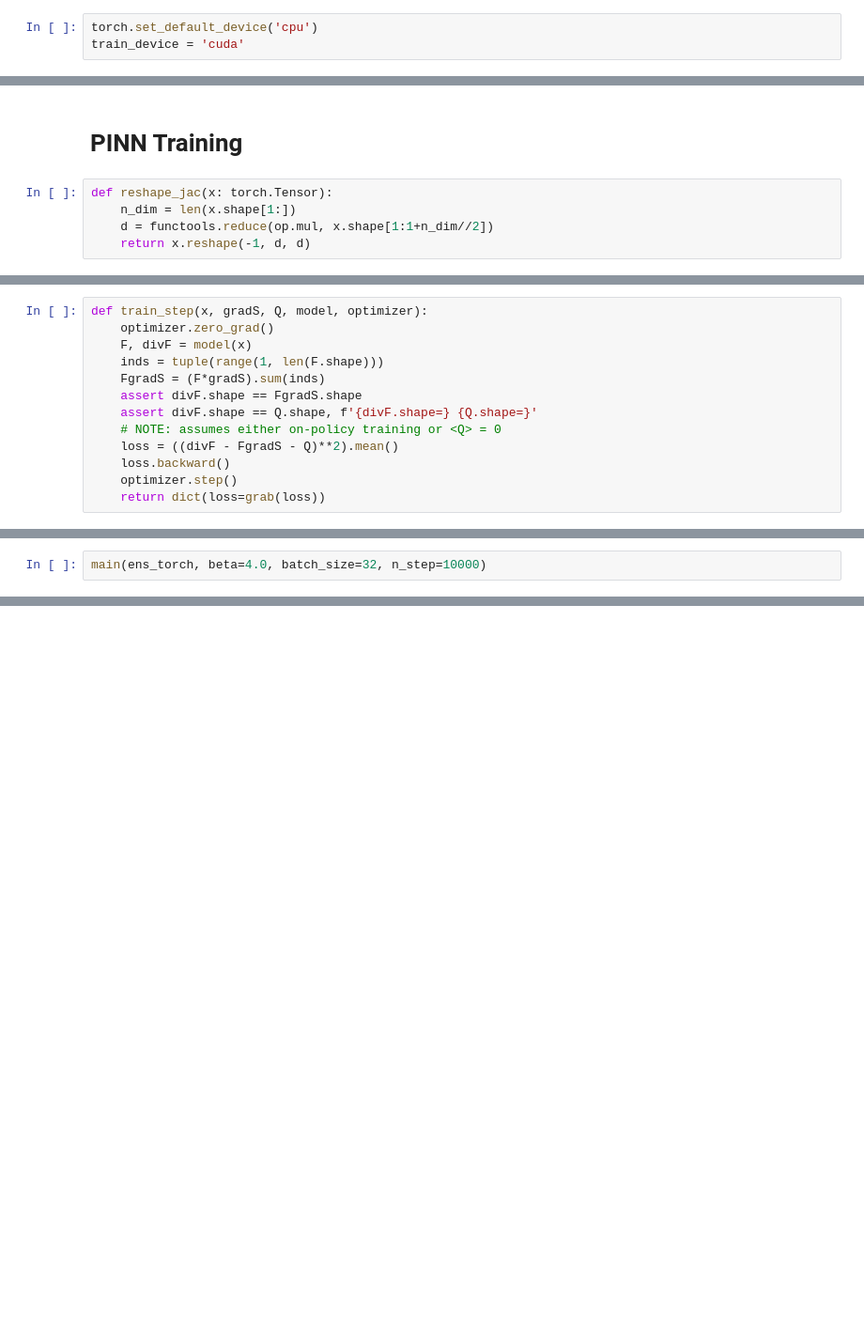
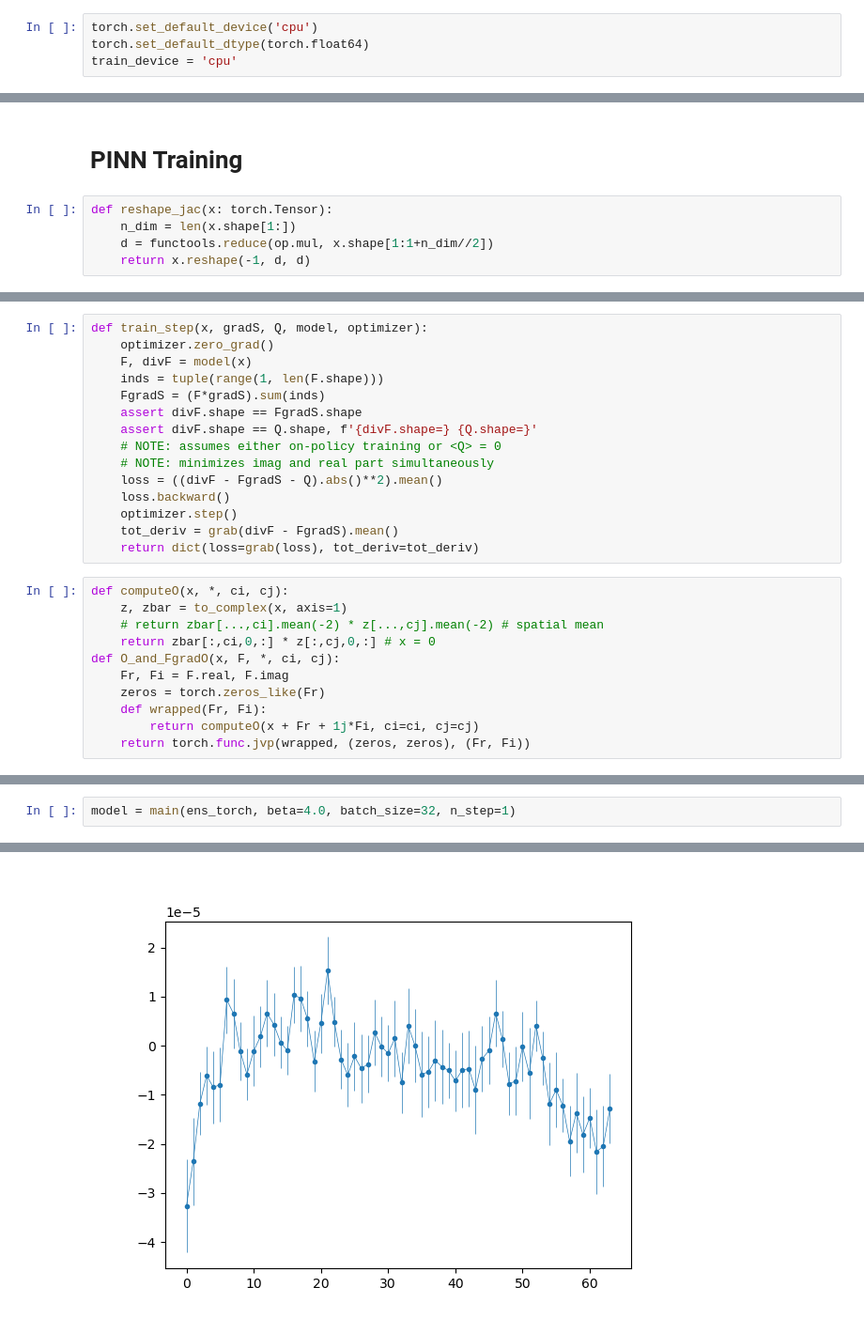
Before and after one commit to gkanwar/cpN, a Jupyter notebook: notebooks/PINN_Deforms.ipynb, the cells around one changed output, grey strips where cells are left out. Shown at 94% size. Saved outputs shown, nothing was run; the diff lists cells and outputs as text; blank space fills up the shorter version.

```diff
--- a/notebooks/PINN_Deforms.ipynb
+++ b/notebooks/PINN_Deforms.ipynb
@@ -11,7 +11,8 @@ import tqdm.auto as tqdm
 %matplotlib widget
 # %%
 torch.set_default_device('cpu')
-train_device = 'cuda'
+torch.set_default_dtype(torch.float64)
+train_device = 'cpu'
 # %%
 def grab(x):
     return x.detach().cpu().numpy()
@@ -141,8 +195,21 @@ def train_step(x, gradS, Q, model, optimizer):
     assert divF.shape == FgradS.shape
     assert divF.shape == Q.shape, f'{divF.shape=} {Q.shape=}'
     # NOTE: assumes either on-policy training or <Q> = 0
-    loss = ((divF - FgradS - Q)**2).mean()
+    # NOTE: minimizes imag and real part simultaneously
+    loss = ((divF - FgradS - Q).abs()**2).mean()
     loss.backward()
     optimizer.step()
-    return dict(loss=grab(loss))
+    tot_deriv = grab(divF - FgradS).mean()
+    return dict(loss=grab(loss), tot_deriv=tot_deriv)
+# %%
+def computeO(x, *, ci, cj):
+    z, zbar = to_complex(x, axis=1)
+    # return zbar[...,ci].mean(-2) * z[...,cj].mean(-2) # spatial mean
+    return zbar[:,ci,0,:] * z[:,cj,0,:] # x = 0
+def O_and_FgradO(x, F, *, ci, cj):
+    Fr, Fi = F.real, F.imag
+    zeros = torch.zeros_like(Fr)
+    def wrapped(Fr, Fi):
+        return computeO(x + Fr + 1j*Fi, ci=ci, cj=cj)
+    return torch.func.jvp(wrapped, (zeros, zeros), (Fr, Fi))
 # %%
@@ -180,2 +291,3 @@ def main(ens, beta, *, i=0, j=1, batch_size, n_step):
 # %%
-main(ens_torch, beta=4.0, batch_size=32, n_step=10000)
+model = main(ens_torch, beta=4.0, batch_size=32, n_step=1)
+# %% [output]
@@ -181,0 +297 @@ main(ens_torch, beta=4.0, batch_size=32, n_step=10000)
+[figure, added]
```
Also changed, not shown: parts of 16 cells of this notebook.
